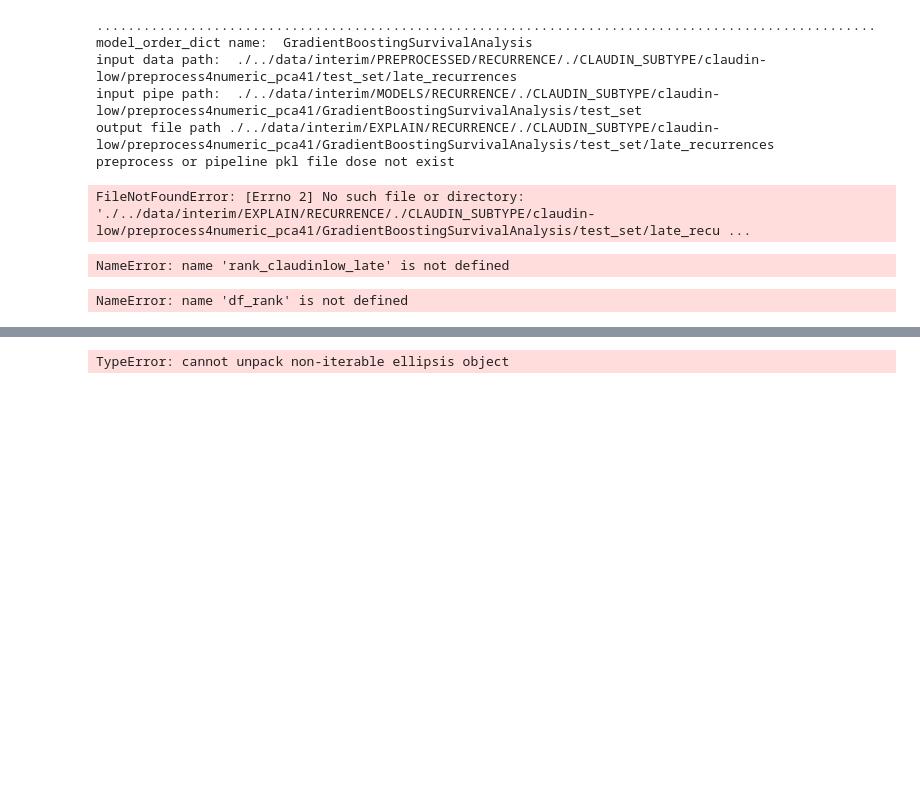
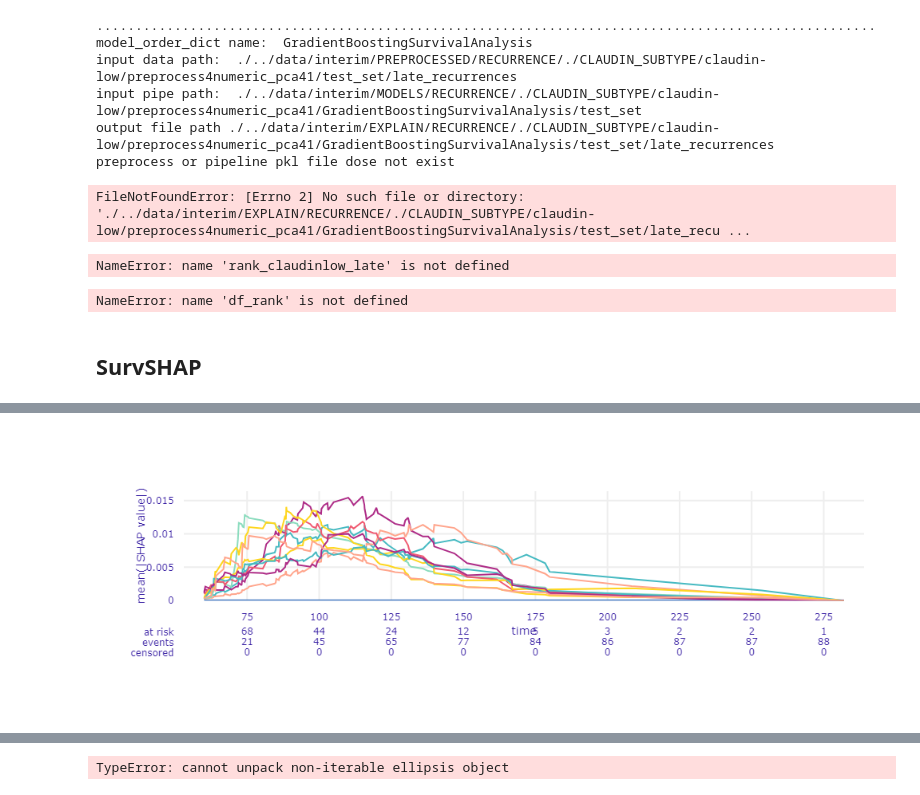
Before and after one commit to uga7643/breast_cancer_analytics, a Jupyter notebook: notebooks/5-explain_models_RFS (numeric)-Copy1.ipynb, the cells around one changed output, grey strips where cells are left out. Drawn from its saved outputs; the diff is of its cells as text; code cells hidden in the pictures; blank space fills up the shorter version.

```diff
--- a/notebooks/5-explain_models_RFS (numeric)-Copy1.ipynb
+++ b/notebooks/5-explain_models_RFS (numeric)-Copy1.ipynb
@@ -982,6 +1100,8 @@ def explain_model3(
             shap_values=shap_values,
             save_file_path=output_file_path,
         )
+# %% [markdown]
+## SurvSHAP
 # %%
 # 必要なライブラリをインポート
 from survshap import SurvivalModelExplainer, PredictSurvSHAP, ModelSurvSHAP
@@ -1011,26 +1131,34 @@ _estimator = _model_pipeline[-1]
 # データを読み込む
 
 # 生存分析モデルを準備する
-"""
-model = RandomSurvivalForest()
-model.fit(X, y)
-"""
+
+_X = pd.DataFrame(_X)
+for i in range(216):
+    _X = _X.rename(columns ={i:"Feature"+str(i)})
+
+model = RandomSurvivalForest(random_state=config.SEED)
+model.fit(_X, _y)
+
 
 # Explainerを作成する
-explainer = SurvivalModelExplainer(model=_estimator, data=_X, y=_y)
+explainer = SurvivalModelExplainer(model=model, data=_X, y=_y)
 
+"""
 # 1つの観測値に対するSHAP値を計算する
 observation_A = _X.iloc[[0]]
 survshap_A = PredictSurvSHAP()
 survshap_A.fit(explainer=explainer, new_observation=observation_A)
 survshap_A.result
 survshap_A.plot()
+"""
 
 # 複数の観測値に対するSHAP値を計算する
 model_survshap = ModelSurvSHAP(calculation_method="treeshap")
-model_survshap.fit(explainer=explainer, new_observations=_X)
+model_survshap.fit(explainer= explainer , new_observations = _X)
 model_survshap.result
 model_survshap.plot_mean_abs_shap_values()
-model_survshap.plot_shap_lines_for_all_individuals(variable="variable1")
+"""
+model_survshap.plot_shap_lines_for_all_individuals(variable="variabl1")
+"""
 extracted_survshap = model_survshap.individual_explanations[0] # PredictSurvSHAP object
 # %% [output]
@@ -1037,0 +1165 @@ ImportError: cannot import name '_MissingValues' from 'sklearn.utils._param_vali
+[figure, added]
```
Also changed, not shown: parts of 42 cells of this notebook, 2 other files.
